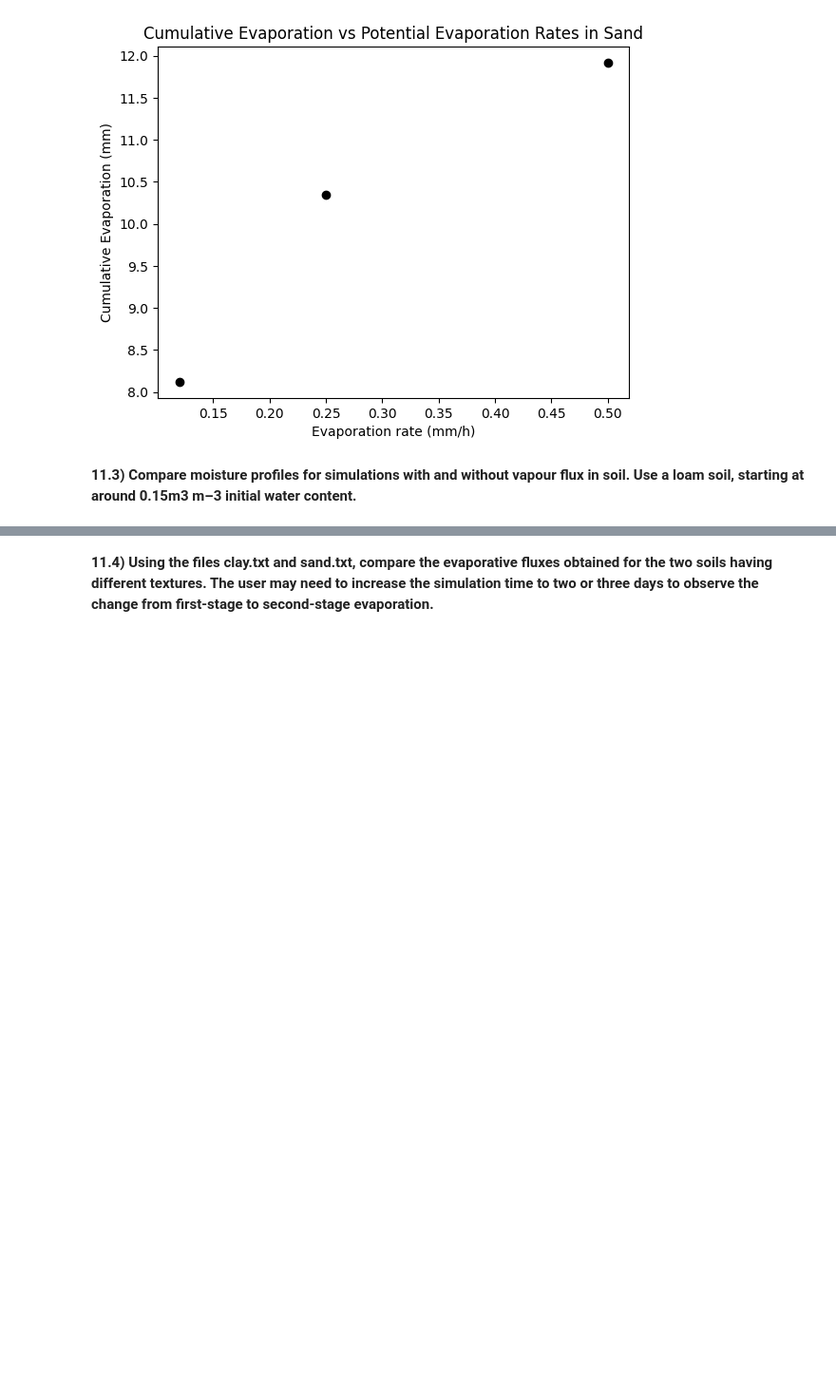
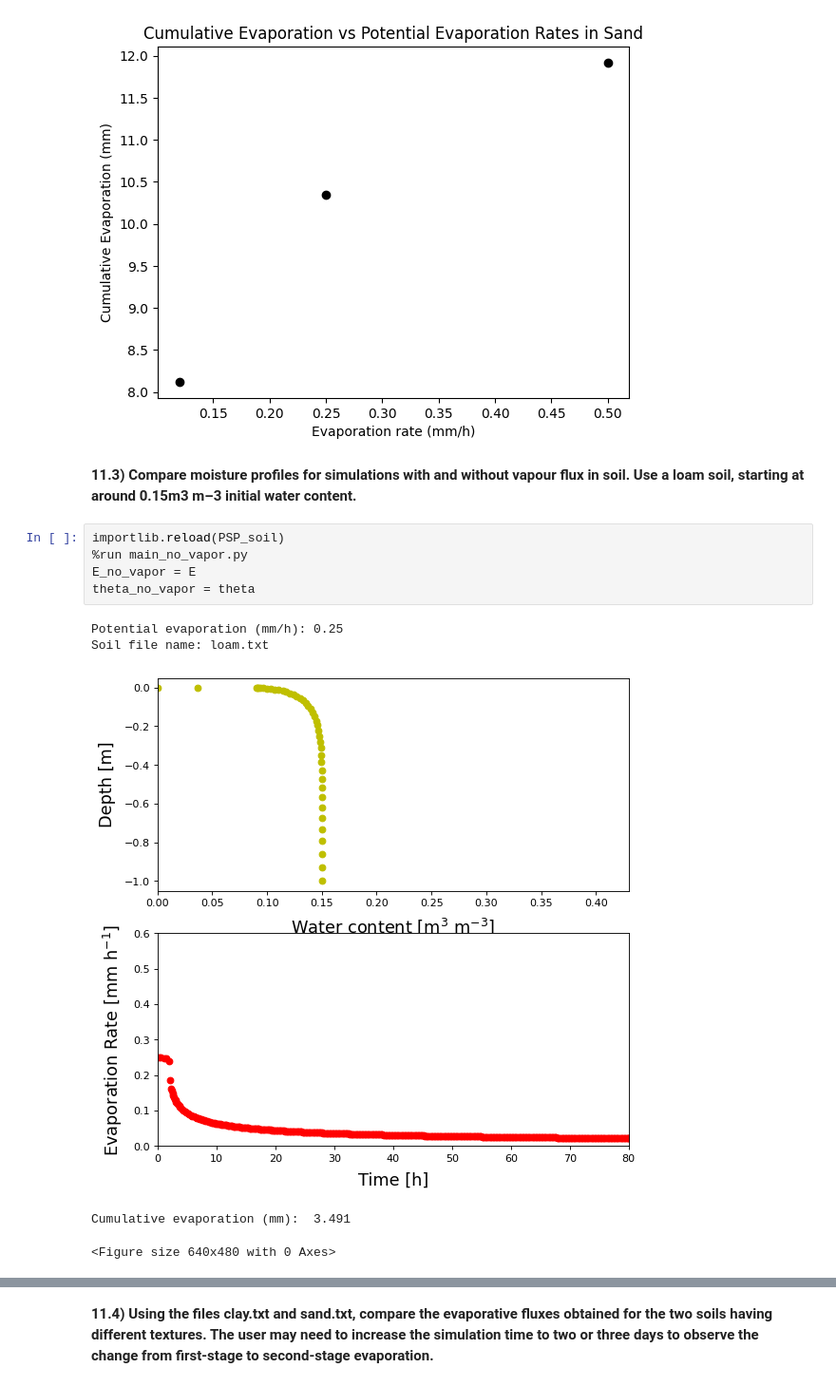
Before and after one commit to soil-physics-okstate/soil-physics-theory, a Jupyter notebook: content/chapter-11/teo_ch11_hw.ipynb, the cells around one changed output, grey strips where cells are left out. Shown at 95% size. Cells and saved outputs as stored; diff of their text form; blank space fills up the shorter version.

```diff
--- a/content/chapter-11/teo_ch11_hw.ipynb
+++ b/content/chapter-11/teo_ch11_hw.ipynb
@@ -88,3 +91,14 @@ plt.show()
 **11.3)
 Compare moisture profiles for simulations with and without vapour flux in soil.
 Use a loam soil, starting at around 0.15m3 m–3 initial water content.**
+# %%
+importlib.reload(PSP_soil)
+%run main_no_vapor.py
+E_no_vapor = E
+theta_no_vapor = theta
+# %% [output]
+Potential evaporation (mm/h): 0.25
+Soil file name: loam.txt
+[figure, added]
+Cumulative evaporation (mm):  3.491
+<Figure size 640x480 with 0 Axes>
```
Also changed, not shown: parts of 6 cells of this notebook, 3 other files.
